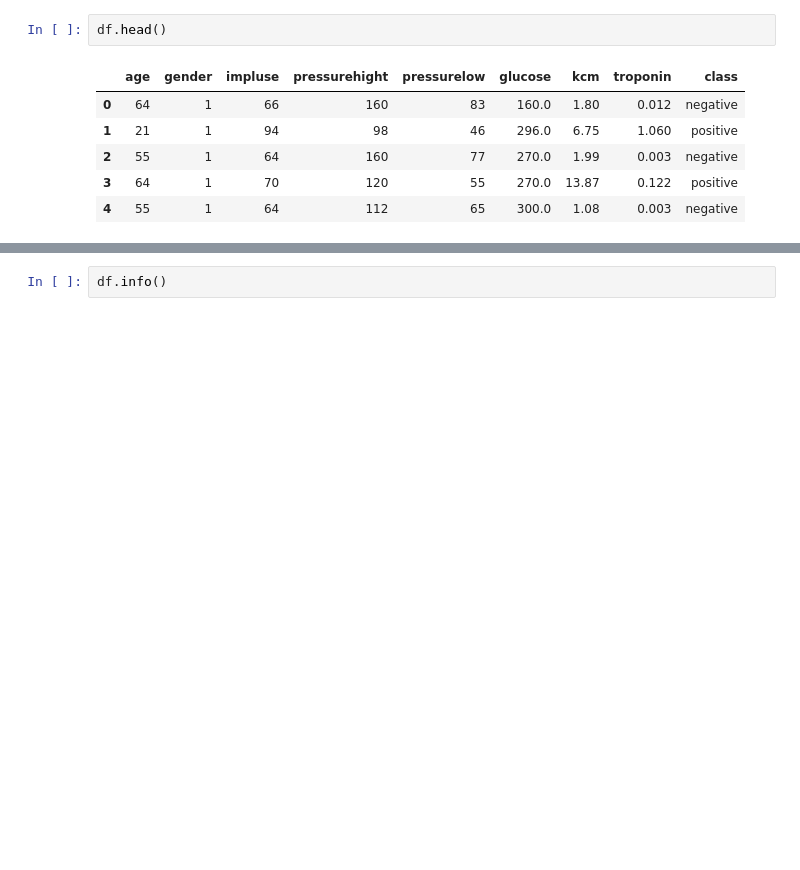
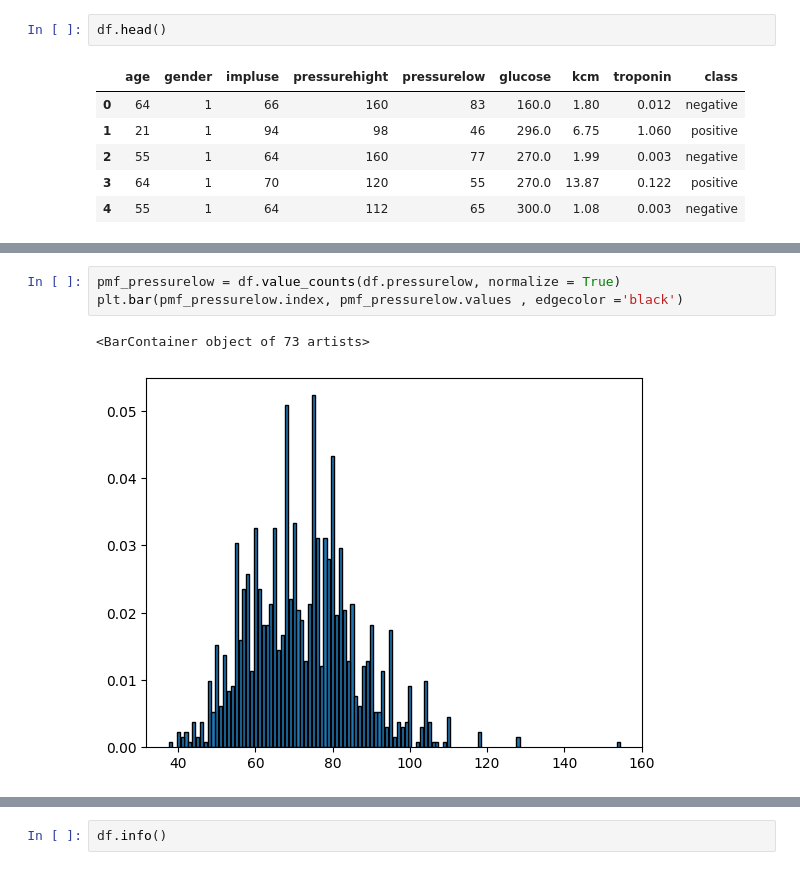
Before and after one commit to MajidrNEO1879/machine-learning-projects, a Jupyter notebook: cvd/cvd.ipynb, the cells around one changed output, grey strips where cells are left out. Saved outputs shown, nothing was run; the diff lists cells and outputs as text; blank space fills up the shorter version.

```diff
--- a/cvd/cvd.ipynb
+++ b/cvd/cvd.ipynb
@@ -27,0 +50,6 @@ df.head()
+# %%
+pmf_pressurelow = df.value_counts(df.pressurelow, normalize = True)
+plt.bar(pmf_pressurelow.index, pmf_pressurelow.values , edgecolor ='black')
+# %% [output]
+<BarContainer object of 73 artists>
+[figure, added]
```
Also changed, not shown: parts of 27 cells of this notebook.
